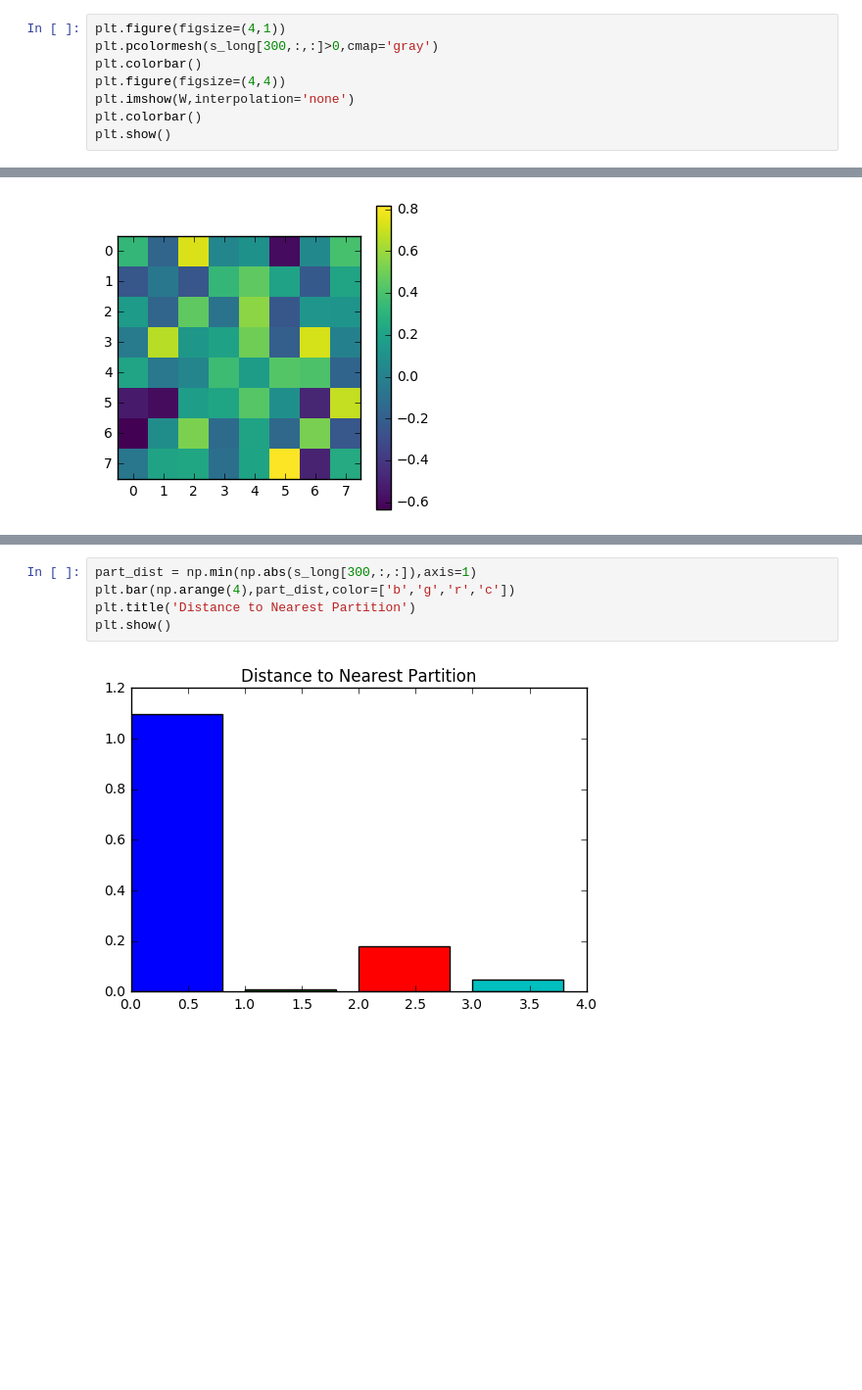
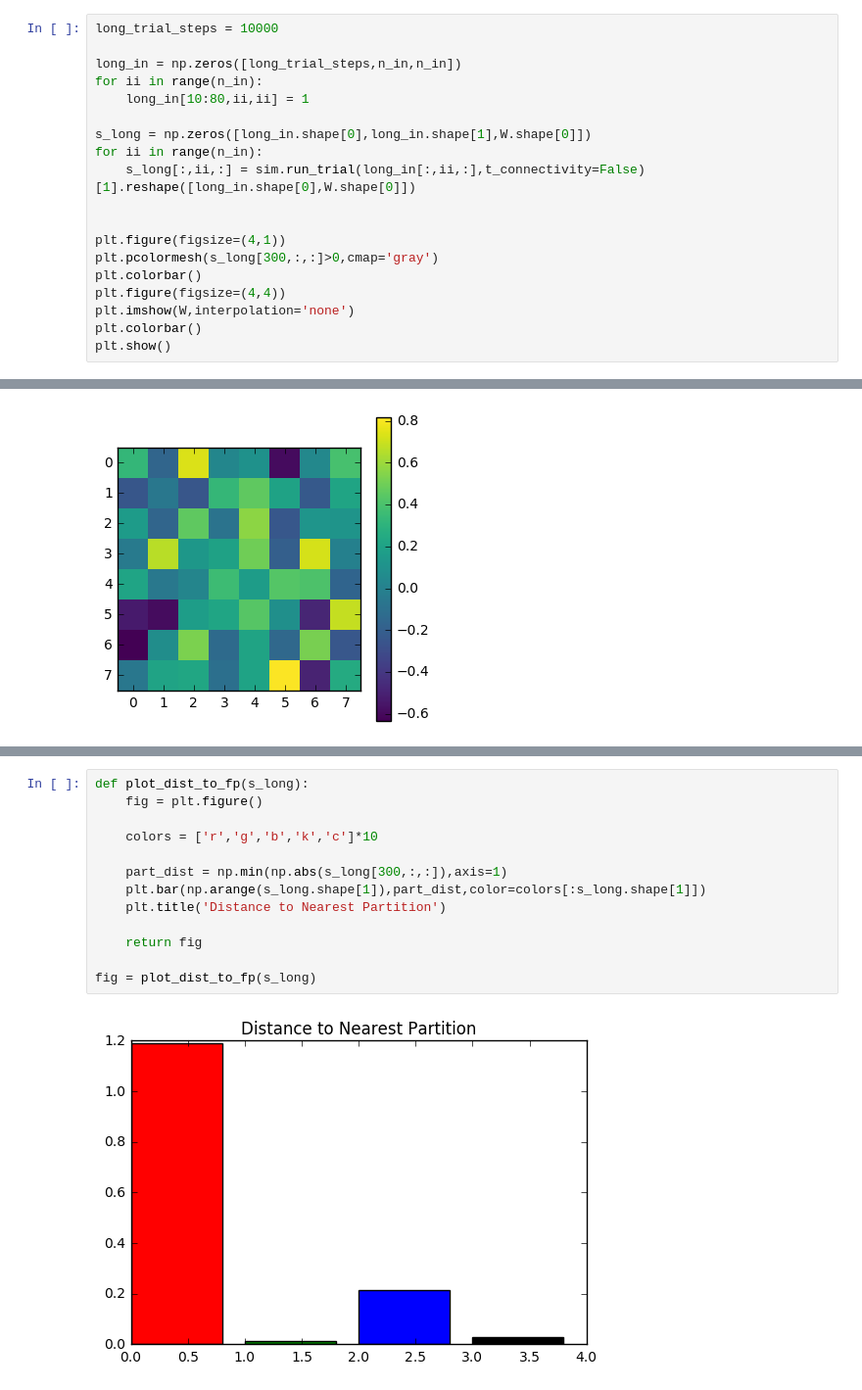
Before and after one commit to davidbrandfonbrener/sisyphus2, a Jupyter notebook: notebooks/fixed_point_task_analysis.ipynb, the cells around one changed output, grey strips where cells are left out. Shown at 98% size. Drawn from its saved outputs; the diff is of its cells as text; blank space fills up the shorter version.

```diff
--- a/notebooks/fixed_point_task_analysis.ipynb
+++ b/notebooks/fixed_point_task_analysis.ipynb
@@ -305,4 +305,15 @@ plt.show()
 # %%
+long_trial_steps = 10000
+
+long_in = np.zeros([long_trial_steps,n_in,n_in])
+for ii in range(n_in):
+    long_in[10:80,ii,ii] = 1
+
+s_long = np.zeros([long_in.shape[0],long_in.shape[1],W.shape[0]])
+for ii in range(n_in):
+    s_long[:,ii,:] = sim.run_trial(long_in[:,ii,:],t_connectivity=False)[1].reshape([long_in.shape[0],W.shape[0]])
+
+
 plt.figure(figsize=(4,1))
 plt.pcolormesh(s_long[300,:,:]>0,cmap='gray')
 plt.colorbar()
@@ -499,10 +490,18 @@ plt.show()
 # %%
-part_dist = np.min(np.abs(s_long[300,:,:]),axis=1)
-plt.bar(np.arange(4),part_dist,color=['b','g','r','c'])
-plt.title('Distance to Nearest Partition')
-plt.show()
+def plot_dist_to_fp(s_long):
+    fig = plt.figure()
+
+    colors = ['r','g','b','k','c']*10
+
+    part_dist = np.min(np.abs(s_long[300,:,:]),axis=1)
+    plt.bar(np.arange(s_long.shape[1]),part_dist,color=colors[:s_long.shape[1]])
+    plt.title('Distance to Nearest Partition')
+
+    return fig
+
+fig = plot_dist_to_fp(s_long)
 # %% [output]
-[figure, old version]
+[figure, new version]
 # %%
 fps = s_long[300,:,:].T
 angle_fps = np.arccos(np.clip((fps.T.dot(fps))/np.outer(calc_norm(fps),calc_norm(fps)),-1.,1.))
```
Also changed, not shown: parts of 21 cells of this notebook, 1 other file.
